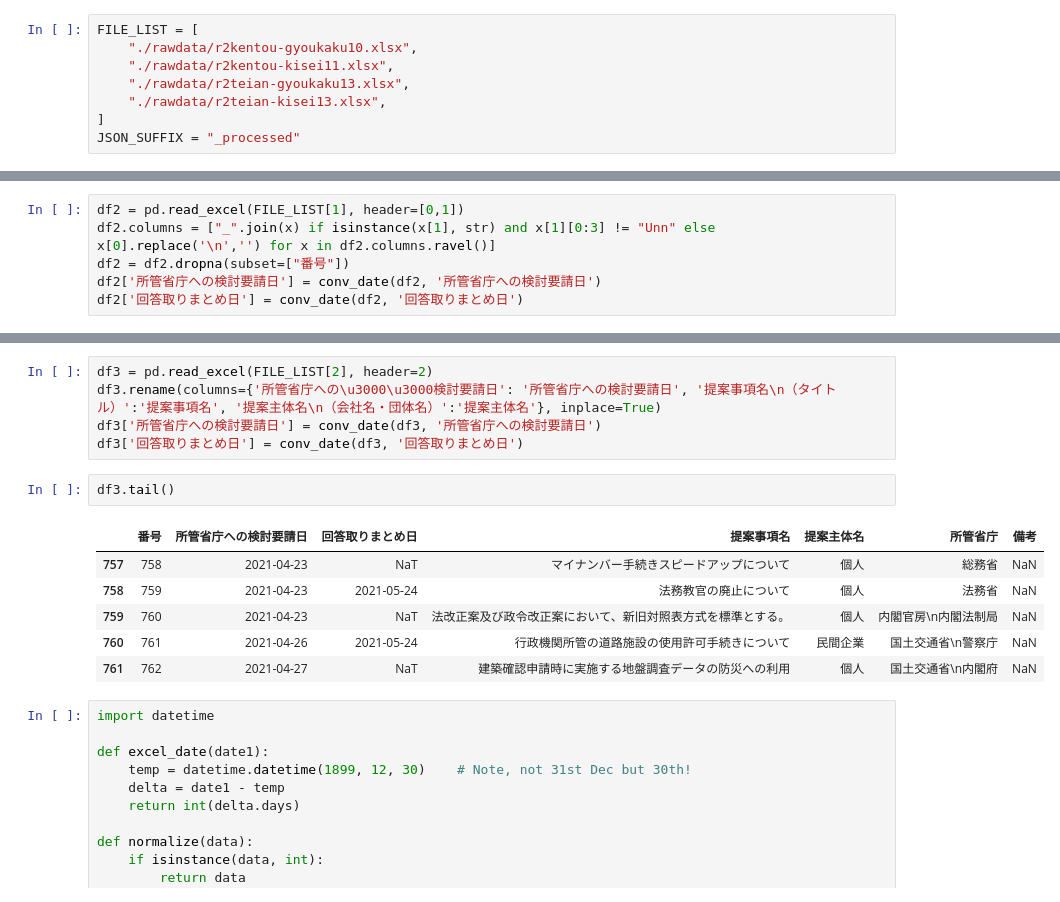
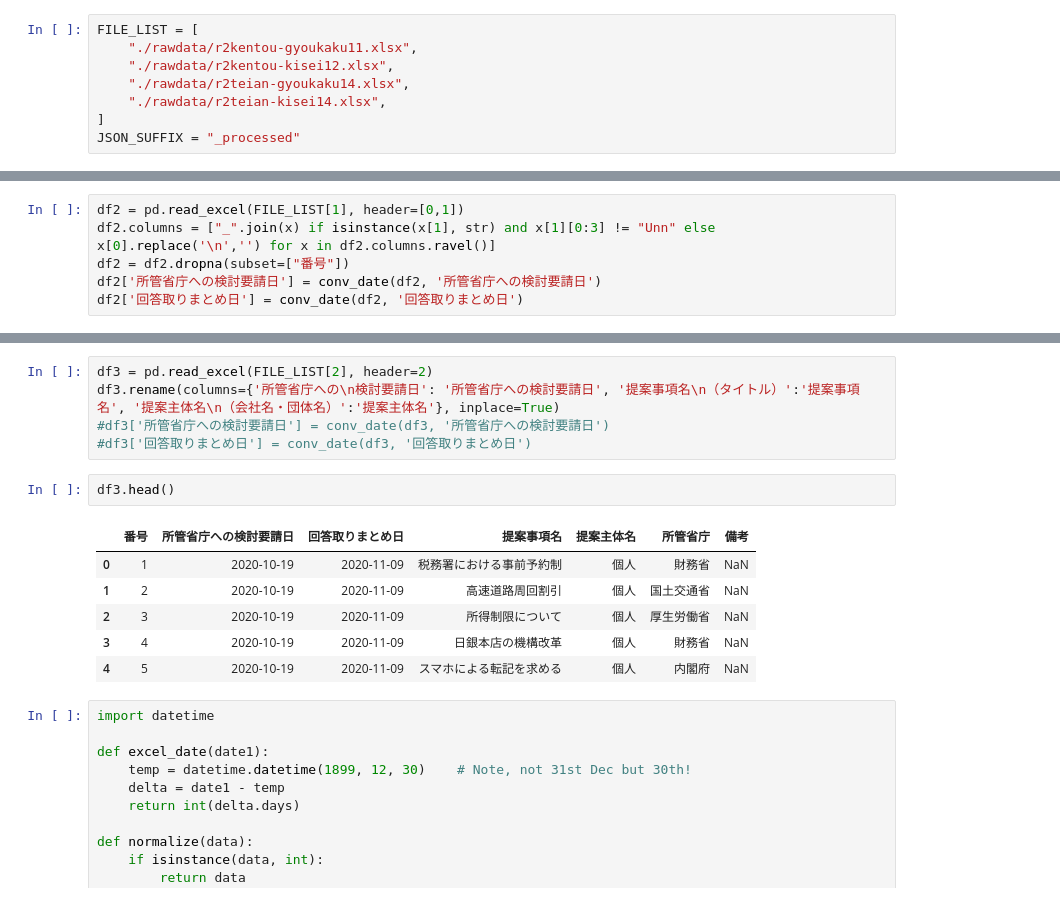
Before and after one commit to Chachay/JPGov-Meyasubako-2020, a Jupyter notebook: convXlsx2json.ipynb, the cells around one changed output, grey strips where cells are left out. Drawn from its saved outputs; the diff is of its cells as text.

```diff
--- a/convXlsx2json.ipynb
+++ b/convXlsx2json.ipynb
@@ -10,10 +10,10 @@ import subprocess
 import os
 # %%
 FILE_LIST = [
-    "./rawdata/r2kentou-gyoukaku10.xlsx",
-    "./rawdata/r2kentou-kisei11.xlsx",
-    "./rawdata/r2teian-gyoukaku13.xlsx",
-    "./rawdata/r2teian-kisei13.xlsx",
+    "./rawdata/r2kentou-gyoukaku11.xlsx",
+    "./rawdata/r2kentou-kisei12.xlsx",
+    "./rawdata/r2teian-gyoukaku14.xlsx",
+    "./rawdata/r2teian-kisei14.xlsx",
 ]
 JSON_SUFFIX = "_processed"
 # %%
@@ -68,18 +81,18 @@ df2.head()
 | 4 | 6.0 | 2020-10-19 | 2020-11-09 | 免許更新手続き | 1 更新手続きにかかる無駄な費用のカット\n2 更新手続きのデジタル化 | （１） 更新手続きにかかる無駄な費用のカット\nア 教本類のデジタ... | 個人 | 警察庁 | １ 教本について \n 更新時講習の実施方法については、道路交通法... | ... |
 # %%
 df3 = pd.read_excel(FILE_LIST[2], header=2)
-df3.rename(columns={'所管省庁への\u3000\u3000検討要請日': '所管省庁への検討要請日', '提案事項名\n（タイトル）':'提案事項名', '提案主体名\n（会社名・団体名）':'提案主体名'}, inplace=True)
-df3['所管省庁への検討要請日'] = conv_date(df3, '所管省庁への検討要請日')
-df3['回答取りまとめ日'] = conv_date(df3, '回答取りまとめ日')
+df3.rename(columns={'所管省庁への\n検討要請日': '所管省庁への検討要請日', '提案事項名\n（タイトル）':'提案事項名', '提案主体名\n（会社名・団体名）':'提案主体名'}, inplace=True)
+#df3['所管省庁への検討要請日'] = conv_date(df3, '所管省庁への検討要請日')
+#df3['回答取りまとめ日'] = conv_date(df3, '回答取りまとめ日')
 # %%
-df3.tail()
+df3.head()
 # %% [output]
 |  | 番号 | 所管省庁への検討要請日 | 回答取りまとめ日 | 提案事項名 | 提案主体名 | 所管省庁 | 備考 |
-| 757 | 758 | 2021-04-23 | NaT | マイナンバー手続きスピードアップについて | 個人 | 総務省 | NaN |
-| 758 | 759 | 2021-04-23 | 2021-05-24 | 法務教官の廃止について | 個人 | 法務省 | NaN |
-| 759 | 760 | 2021-04-23 | NaT | 法改正案及び政令改正案において、新旧対照表方式を標準とする。 | 個人 | 内閣官房\n内閣法制局 | NaN |
-| 760 | 761 | 2021-04-26 | 2021-05-24 | 行政機関所管の道路施設の使用許可手続きについて | 民間企業 | 国土交通省\n警察庁 | NaN |
-| 761 | 762 | 2021-04-27 | NaT | 建築確認申請時に実施する地盤調査データの防災への利用 | 個人 | 国土交通省\n内閣府 | NaN |
+| 0 | 1 | 2020-10-19 | 2020-11-09 | 税務署における事前予約制 | 個人 | 財務省 | NaN |
+| 1 | 2 | 2020-10-19 | 2020-11-09 | 高速道路周回割引 | 個人 | 国土交通省 | NaN |
+| 2 | 3 | 2020-10-19 | 2020-11-09 | 所得制限について | 個人 | 厚生労働省 | NaN |
+| 3 | 4 | 2020-10-19 | 2020-11-09 | 日銀本店の機構改革 | 個人 | 財務省 | NaN |
+| 4 | 5 | 2020-10-19 | 2020-11-09 | スマホによる転記を求める | 個人 | 内閣府 | NaN |
 # %%
 import datetime
 
```
Also changed, not shown: parts of 11 cells of this notebook, 1 other file.
